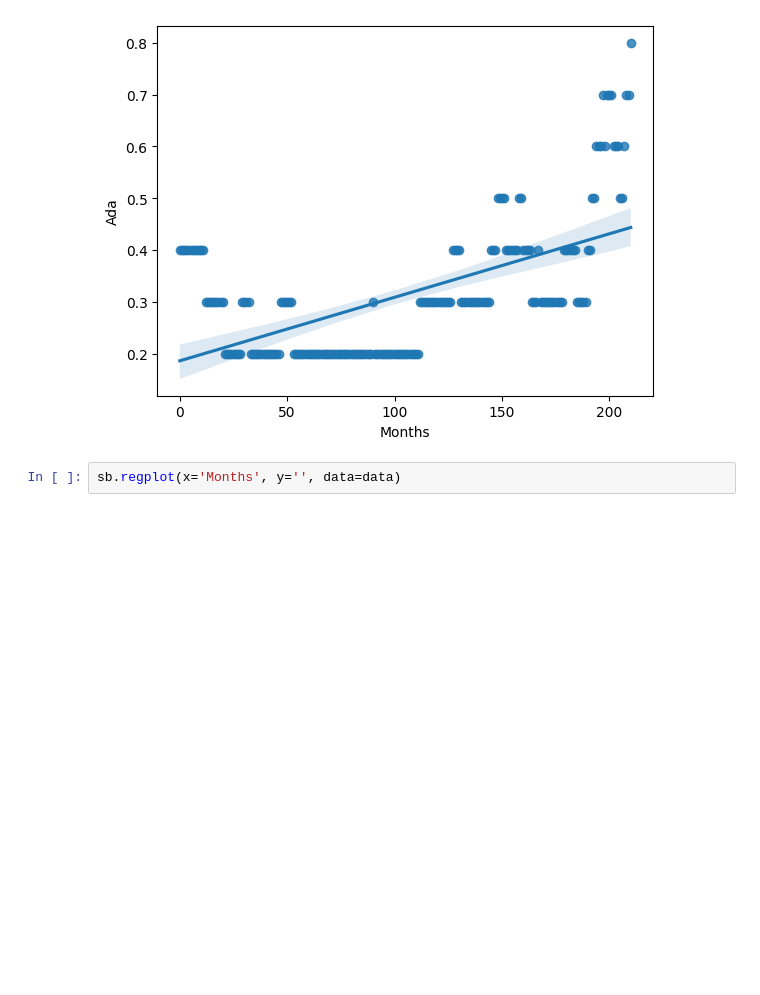
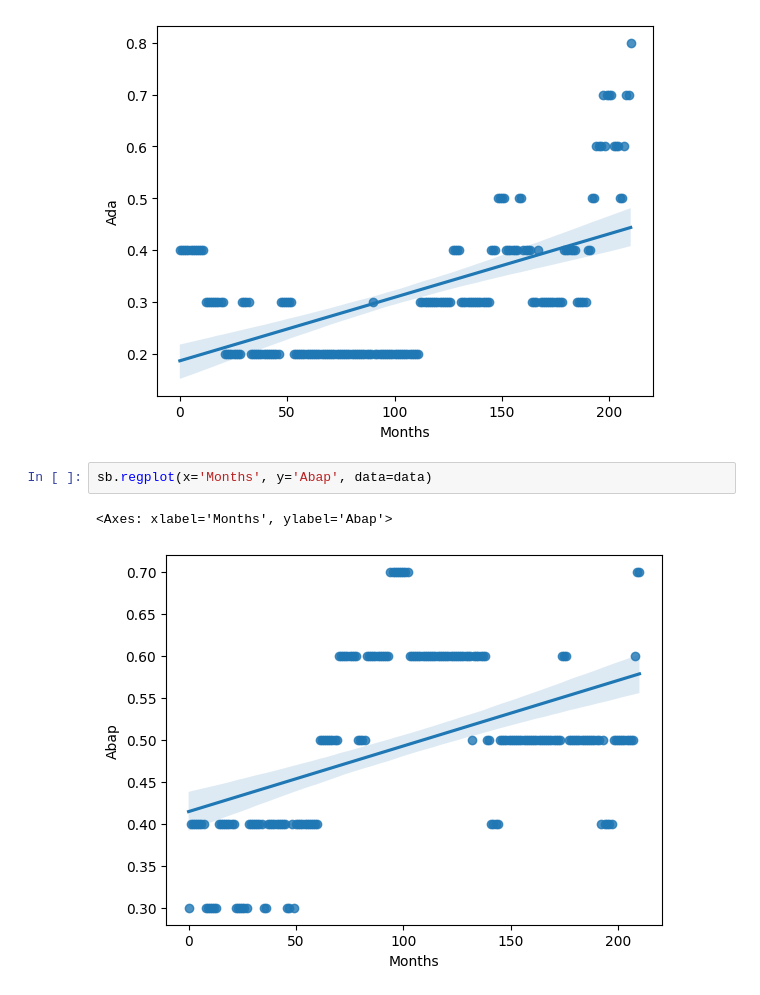
Before and after one commit to 0thorderlogic/smalldata, a Jupyter notebook: visuals.ipynb, the cells around one changed output. Drawn from its saved outputs; the diff is of its cells as text; blank space fills up the shorter version.

```diff
--- a/visuals.ipynb
+++ b/visuals.ipynb
@@ -141,4 +148,7 @@ sb.regplot(x='Months', y='Ada', data=data)
 <Axes: xlabel='Months', ylabel='Ada'>
 [figure]
 # %%
-sb.regplot(x='Months', y='', data=data)
+sb.regplot(x='Months', y='Abap', data=data)
+# %% [output]
+<Axes: xlabel='Months', ylabel='Abap'>
+[figure, added]
```
Also changed, not shown: parts of 4 cells of this notebook, 7 other files.
